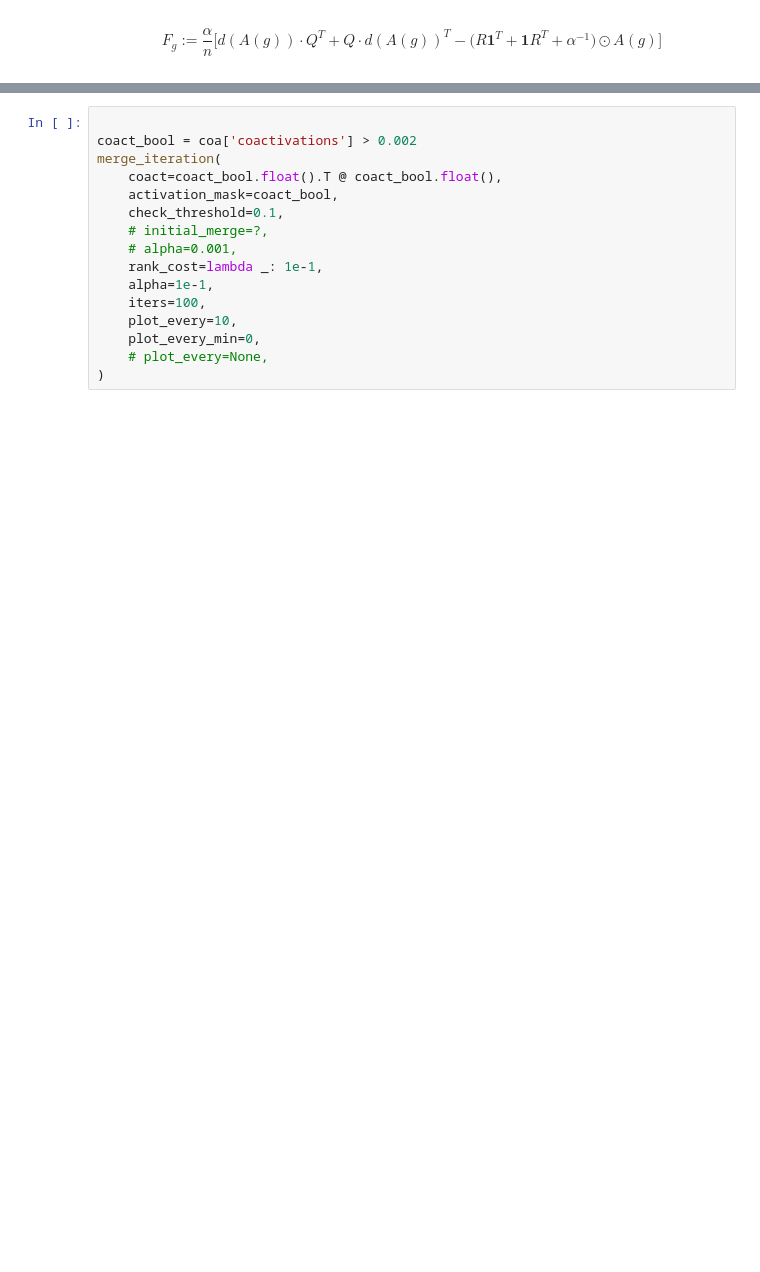
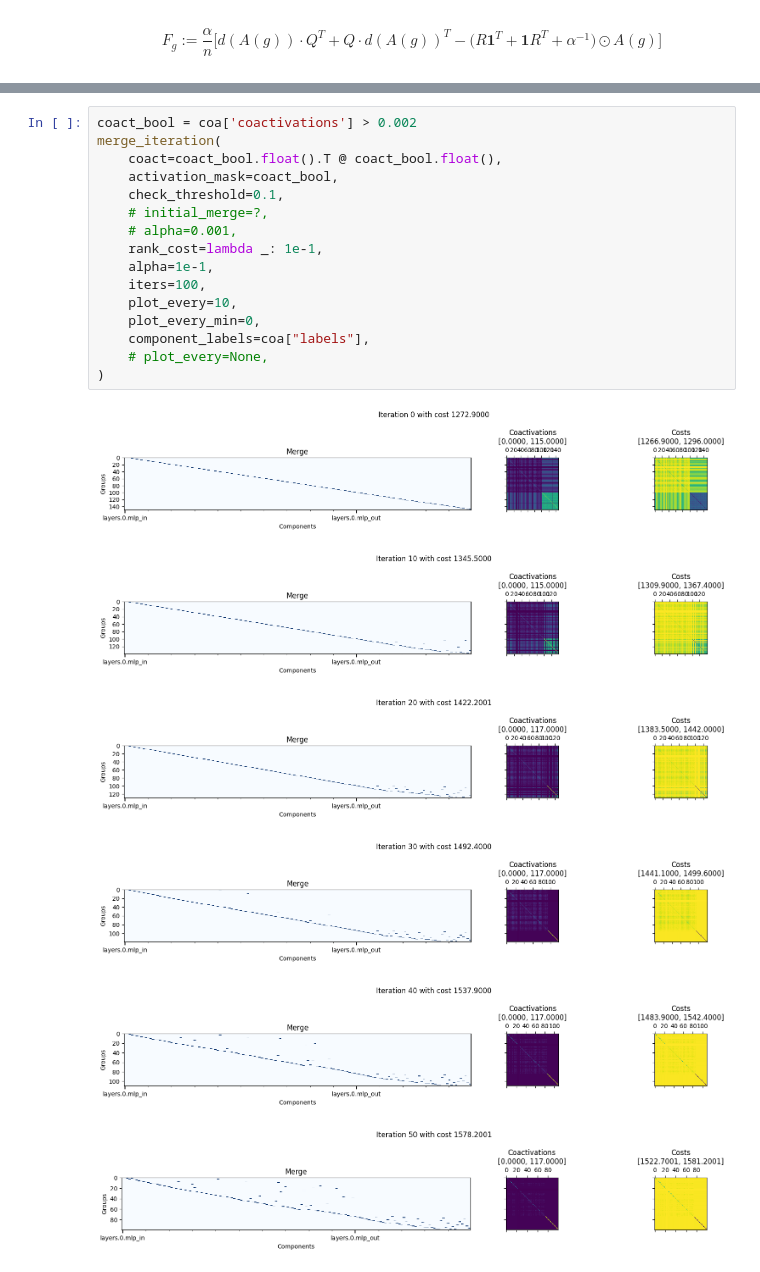
Before and after one commit to moosmiddelkoop/spd, a Jupyter notebook: spd/clustering/dev.ipynb, the cells around one changed output, grey strips where cells are left out. Drawn from its saved outputs; the diff is of its cells as text; blank space fills up the shorter version.

```diff
--- a/spd/clustering/dev.ipynb
+++ b/spd/clustering/dev.ipynb
@@ -83,16 +112,23 @@ plt.colorbar()
 # %%
-
 coact_bool = coa['coactivations'] > 0.002
 merge_iteration(
 	coact=coact_bool.float().T @ coact_bool.float(),
 	activation_mask=coact_bool,
 	check_threshold=0.1,
 	# initial_merge=?,
 	# alpha=0.001,
 	rank_cost=lambda _: 1e-1,
 	alpha=1e-1,
 	iters=100,
 	plot_every=10,
 	plot_every_min=0,
+	component_labels=coa["labels"],
 	# plot_every=None,
 )
+# %% [output]
+[figure, added]
+[figure, added]
+[figure, added]
+[figure, added]
+[figure, added]
+[figure, added]
```
Also changed, not shown: parts of 7 cells of this notebook, 3 other files.
